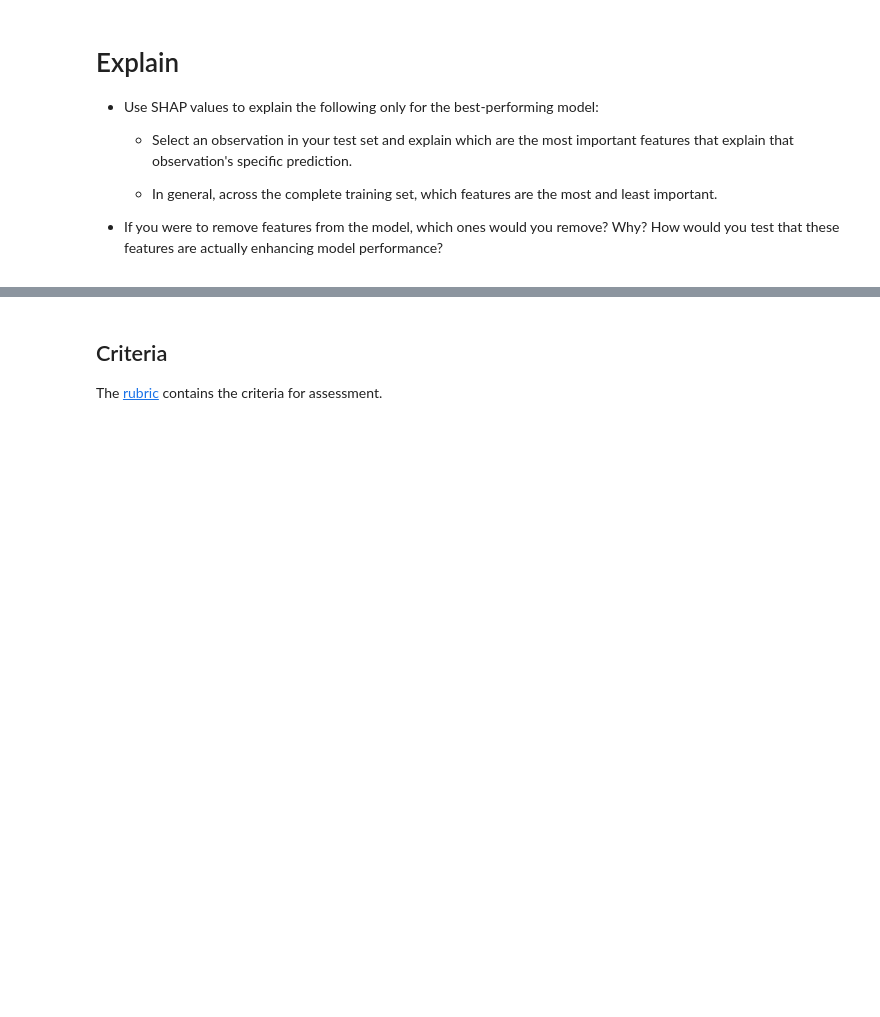
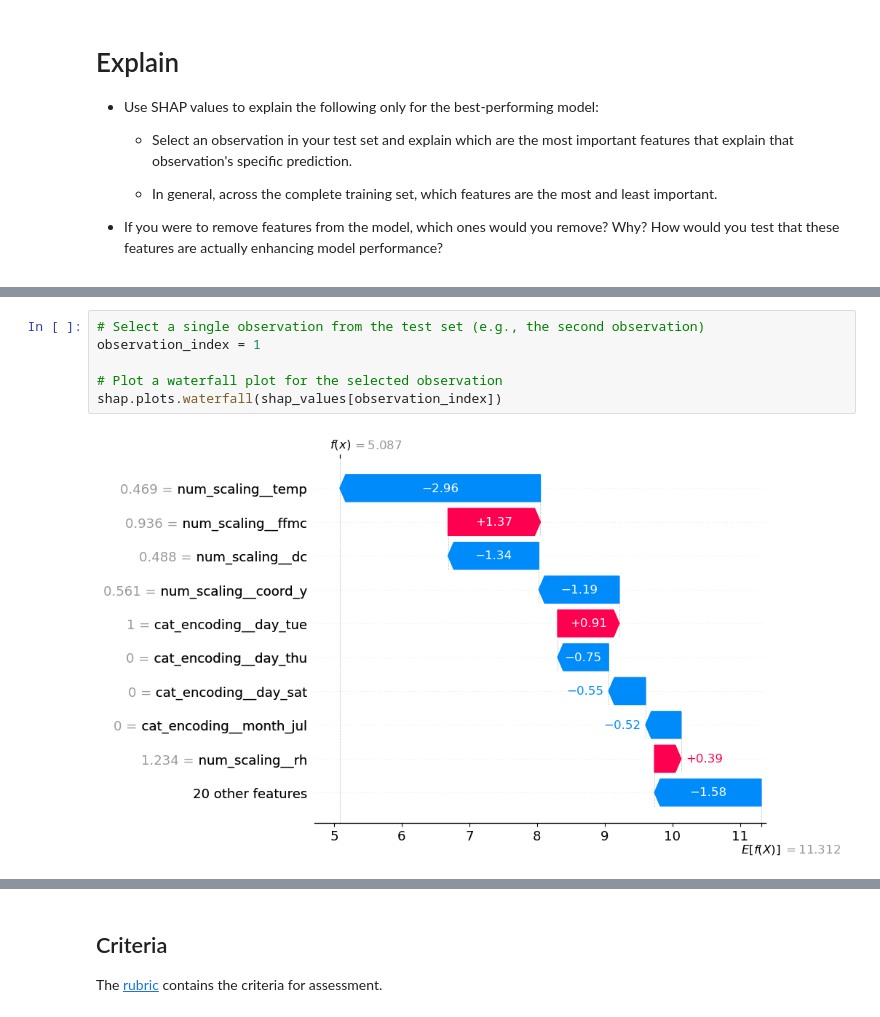
Before and after one commit to lthurair/production, a Jupyter notebook: 02_activities/assignments/assignment_2.ipynb, the cells around one changed output, grey strips where cells are left out. Saved outputs shown, nothing was run; the diff lists cells and outputs as text; blank space fills up the shorter version.

```diff
--- a/02_activities/assignments/assignment_2.ipynb
+++ b/02_activities/assignments/assignment_2.ipynb
@@ -578,0 +595,8 @@ Predictions on test data: [ 9.7018      5.2554      5.0384     11.32193333 32.51
+# %%
+# Select a single observation from the test set (e.g., the second observation)
+observation_index = 1
+
+# Plot a waterfall plot for the selected observation
+shap.plots.waterfall(shap_values[observation_index])
+# %% [output]
+[figure, added]
```
Also changed, not shown: parts of 10 cells of this notebook.
